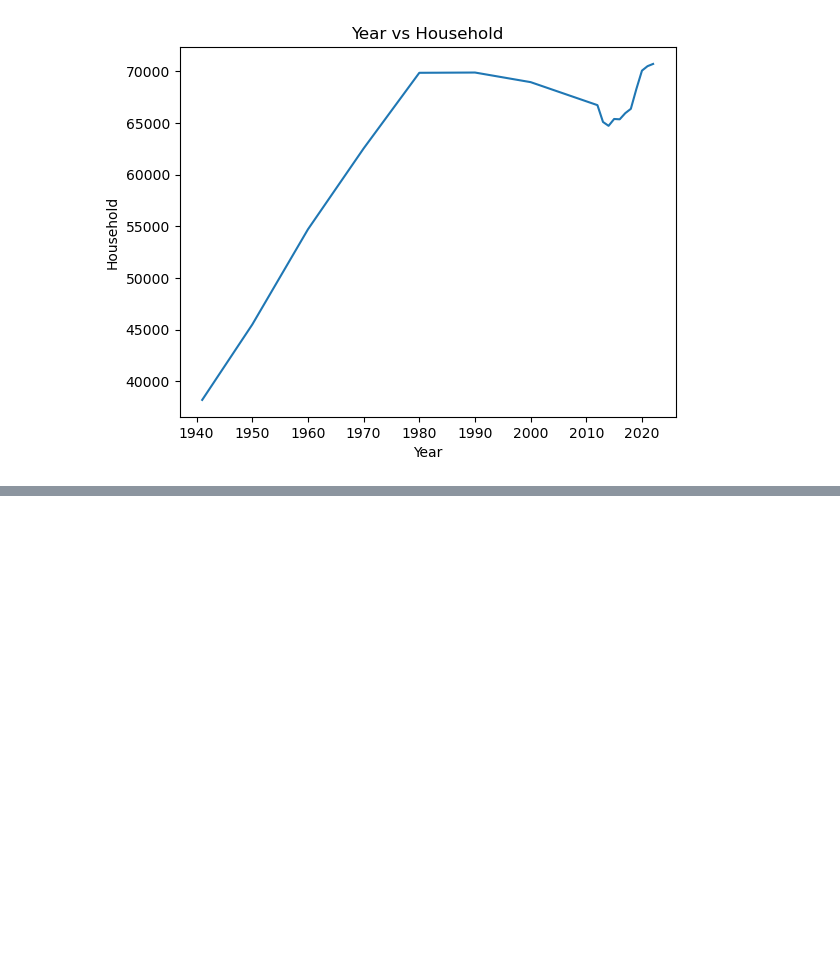
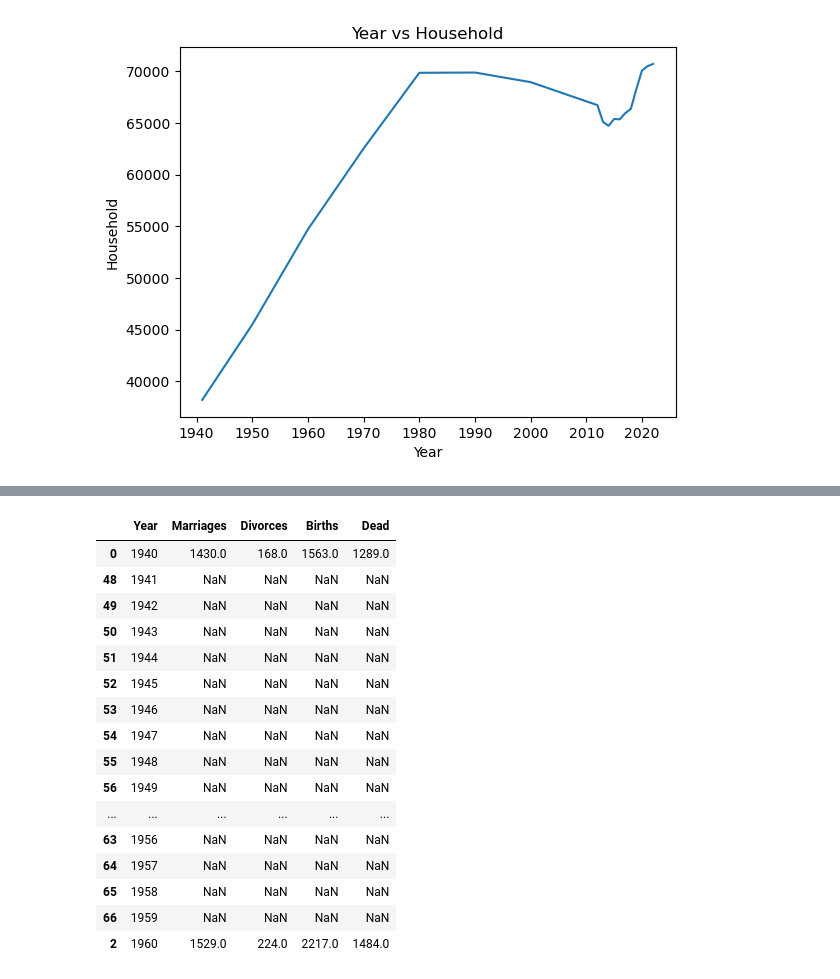
Before and after one commit to gboaventura93/project_Bern, a Jupyter notebook: project.ipynb, the cells around one changed output, grey strips where cells are left out. Cells and saved outputs as stored; diff of their text form; code cells hidden in the pictures; blank space fills up the shorter version.

```diff
--- a/project.ipynb
+++ b/project.ipynb
@@ -354,0 +418,3 @@ plt.show()
+# %%
+df3 = df3.drop(df3[(df3['Year'] < 1940)].index)
+df3.head()
@@ -354,0 +439,22 @@ plt.show()
+# %%
+df3 = df3.drop_duplicates(subset='Year', keep = 'first')
+df3.sort_values(by='Year', inplace=True)
+df3.head(21)
+# %% [output]
+|  | Year | Marriages | Divorces | Births | Dead |
+| 0 | 1940 | 1430.0 | 168.0 | 1563.0 | 1289.0 |
+| 48 | 1941 | NaN | NaN | NaN | NaN |
+| 49 | 1942 | NaN | NaN | NaN | NaN |
+| 50 | 1943 | NaN | NaN | NaN | NaN |
+| 51 | 1944 | NaN | NaN | NaN | NaN |
+| 52 | 1945 | NaN | NaN | NaN | NaN |
+| 53 | 1946 | NaN | NaN | NaN | NaN |
+| 54 | 1947 | NaN | NaN | NaN | NaN |
+| 55 | 1948 | NaN | NaN | NaN | NaN |
+| 56 | 1949 | NaN | NaN | NaN | NaN |
+| ... | ... | ... | ... | ... | ... |
+| 63 | 1956 | NaN | NaN | NaN | NaN |
+| 64 | 1957 | NaN | NaN | NaN | NaN |
+| 65 | 1958 | NaN | NaN | NaN | NaN |
+| 66 | 1959 | NaN | NaN | NaN | NaN |
+| 2 | 1960 | 1529.0 | 224.0 | 2217.0 | 1484.0 |
```
Also changed, not shown: parts of 32 cells of this notebook.
